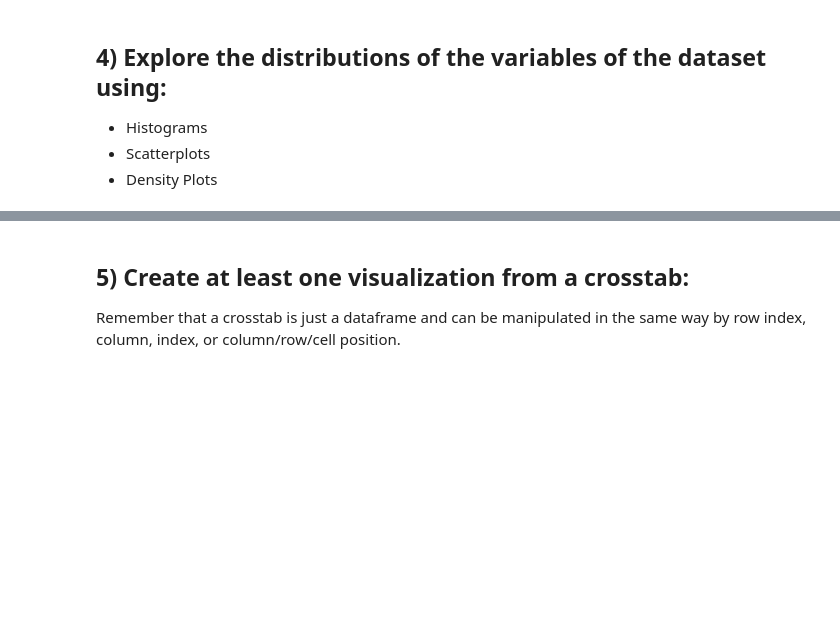
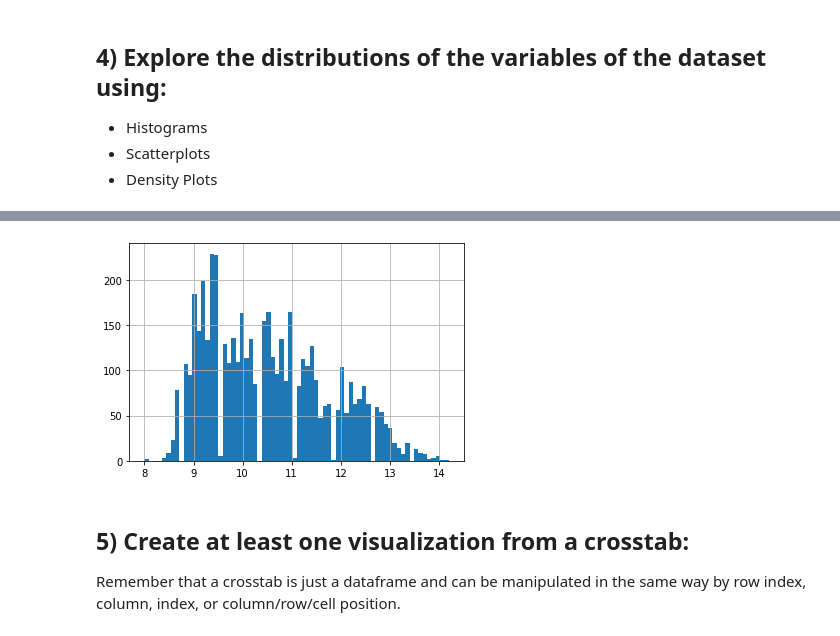
Before and after one commit to daniela500/DS-Unit-1-Sprint-1-Data-Wrangling-and-Storytelling, a Jupyter notebook: module1-exploratory-data-analysis/LS_DS_111_Exploratory_Data_Analysis_Assignment.ipynb, the cells around one changed output, grey strips where cells are left out. Drawn from its saved outputs; the diff is of its cells as text; code cells hidden in the pictures; blank space fills up the shorter version.

```diff
--- a/module1-exploratory-data-analysis/LS_DS_111_Exploratory_Data_Analysis_Assignment.ipynb
+++ b/module1-exploratory-data-analysis/LS_DS_111_Exploratory_Data_Analysis_Assignment.ipynb
@@ -104,0 +119,4 @@ Saving winequality-white.csv to winequality-white.csv
+# %%
+whitewine = pd.read_csv(file_name_white, delimiter=';')
+whitewine.shape
+whitewine.head()
@@ -118,3 +226,7 @@ Take whichever of the above datasets has more categorical variables and use cros
+# %%
+whitewine['alcohol'].hist(bins=70);
+# %% [output]
+[figure, added]
 # %% [markdown]
 ## 5) Create at least one visualization from a crosstab:
 
```
Also changed, not shown: parts of 12 cells of this notebook.
